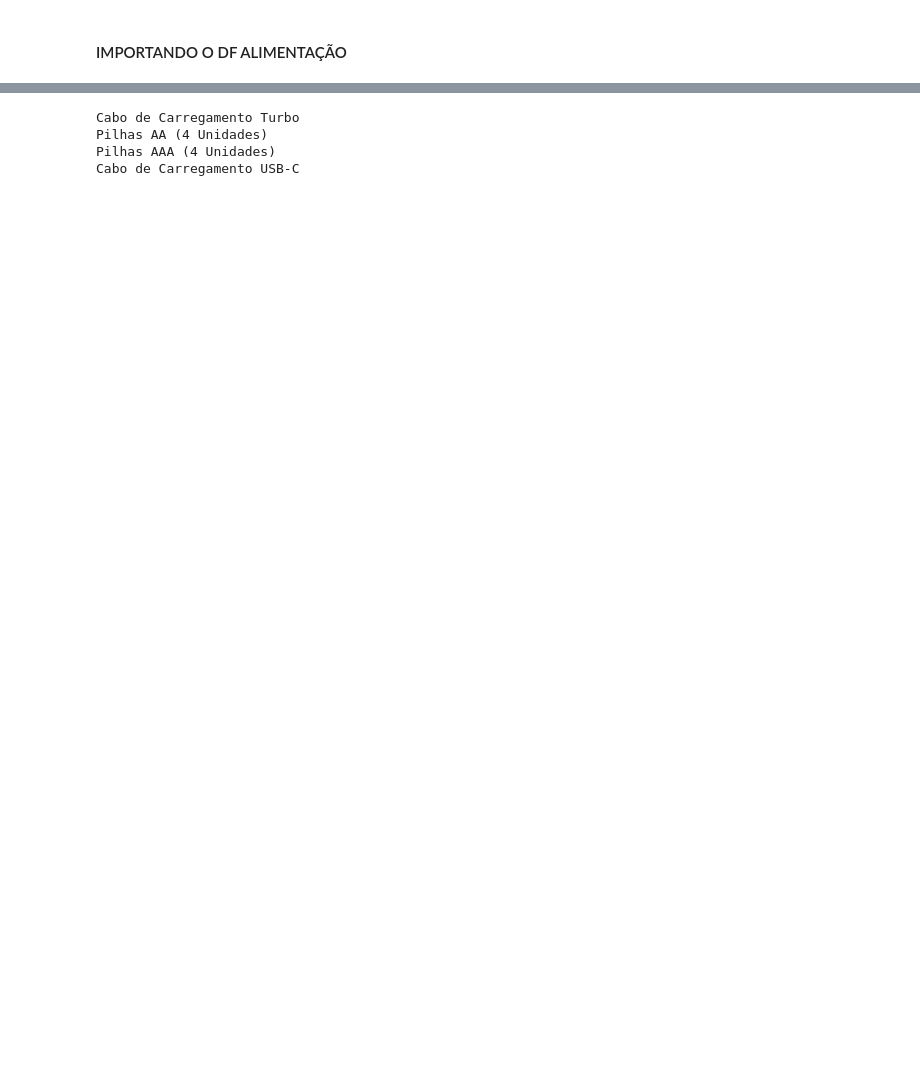
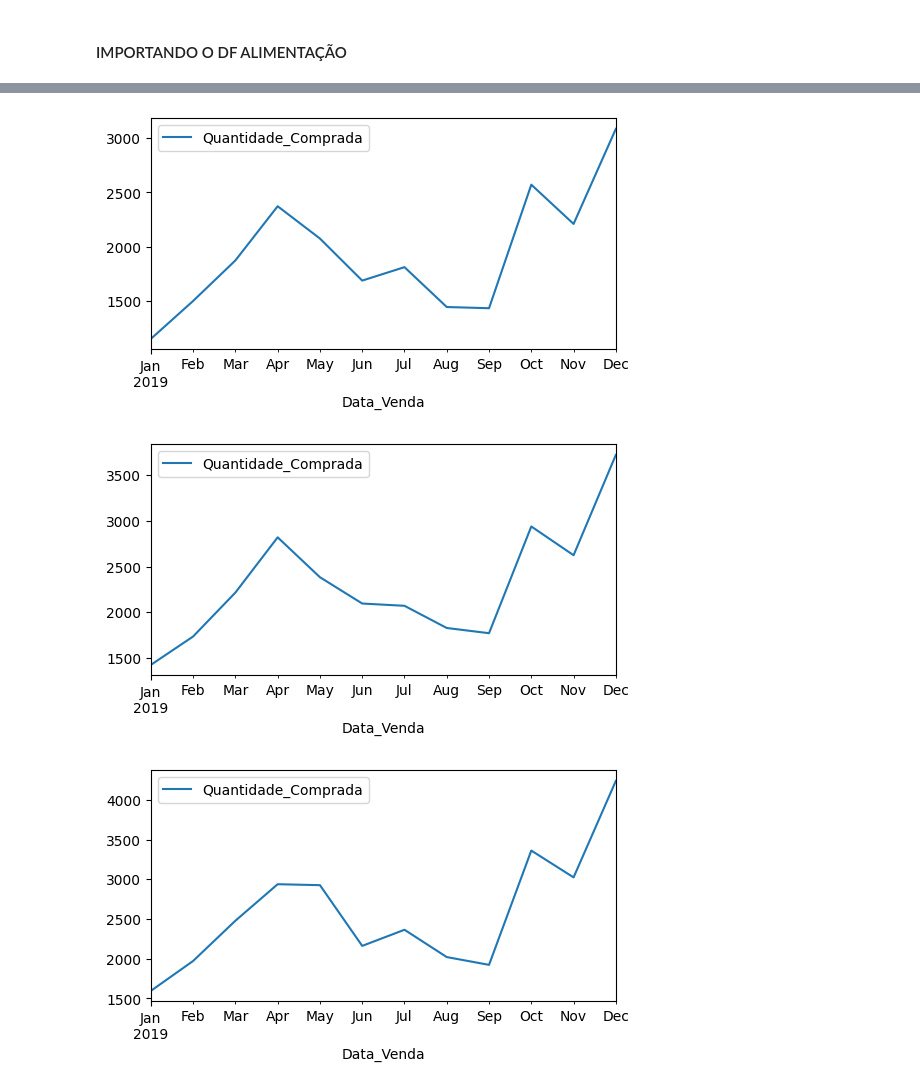
Before and after one commit to alyssonmontovanelli/analise_Previsao_Vendas_varejo, a Jupyter notebook: pre_processamento/proc_Alimentacao copy.ipynb, the cells around one changed output, grey strips where cells are left out. Saved outputs shown, nothing was run; the diff lists cells and outputs as text; code cells hidden in the pictures; blank space fills up the shorter version.

```diff
--- a/pre_processamento/proc_Alimentacao copy.ipynb
+++ b/pre_processamento/proc_Alimentacao copy.ipynb
@@ -57,9 +59,10 @@ from statsmodels.tsa.api import seasonal_decompose
 from statsmodels.tsa.holtwinters import ExponentialSmoothing
 # %%
 for n in df_alimentacao.Produto.unique():
- print(n)
+ df_alimentacao[df_alimentacao['Produto'] == n].plot(figsize=(6,3))
+
+def destrinchaDF(df):
 # %% [output]
-Cabo de Carregamento Turbo
-Pilhas AA (4 Unidades)
-Pilhas AAA (4 Unidades)
-Cabo de Carregamento USB-C
+[figure, added]
+[figure, added]
+[figure, added]
```
Also changed, not shown: parts of 6 cells of this notebook, 1 other file.
